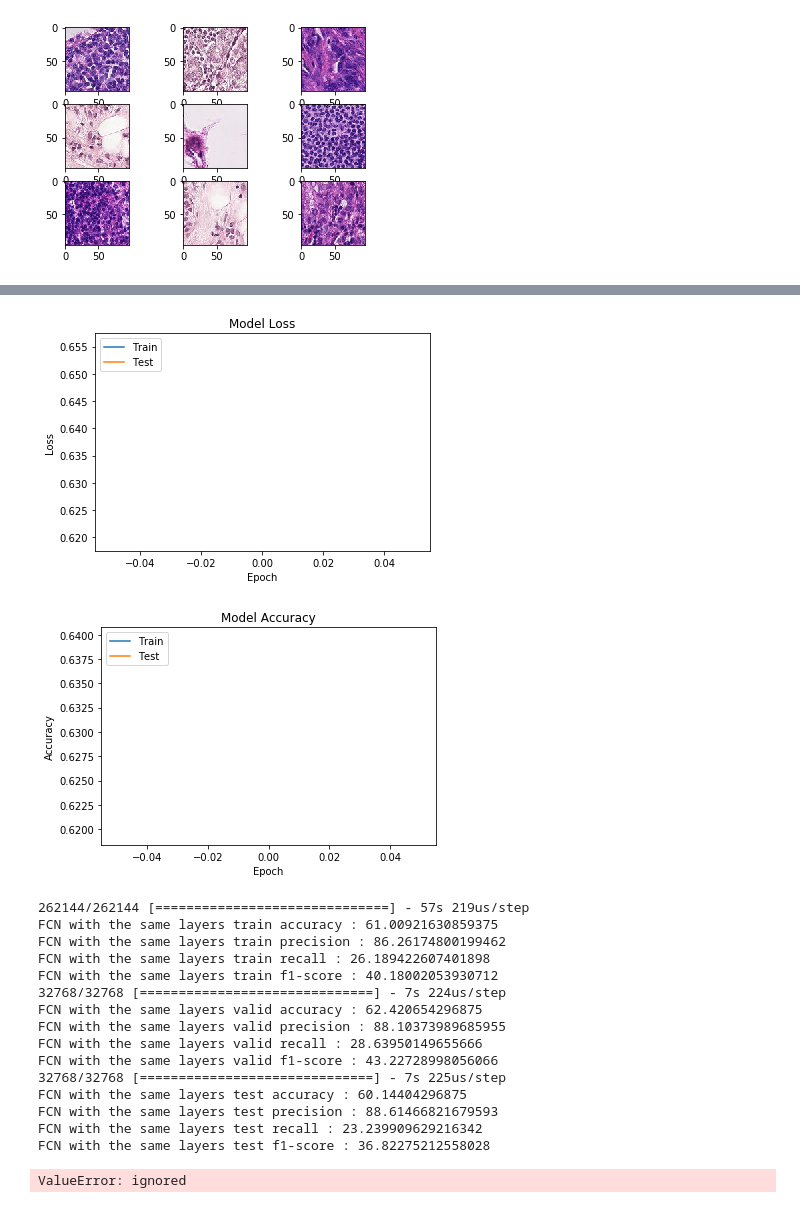
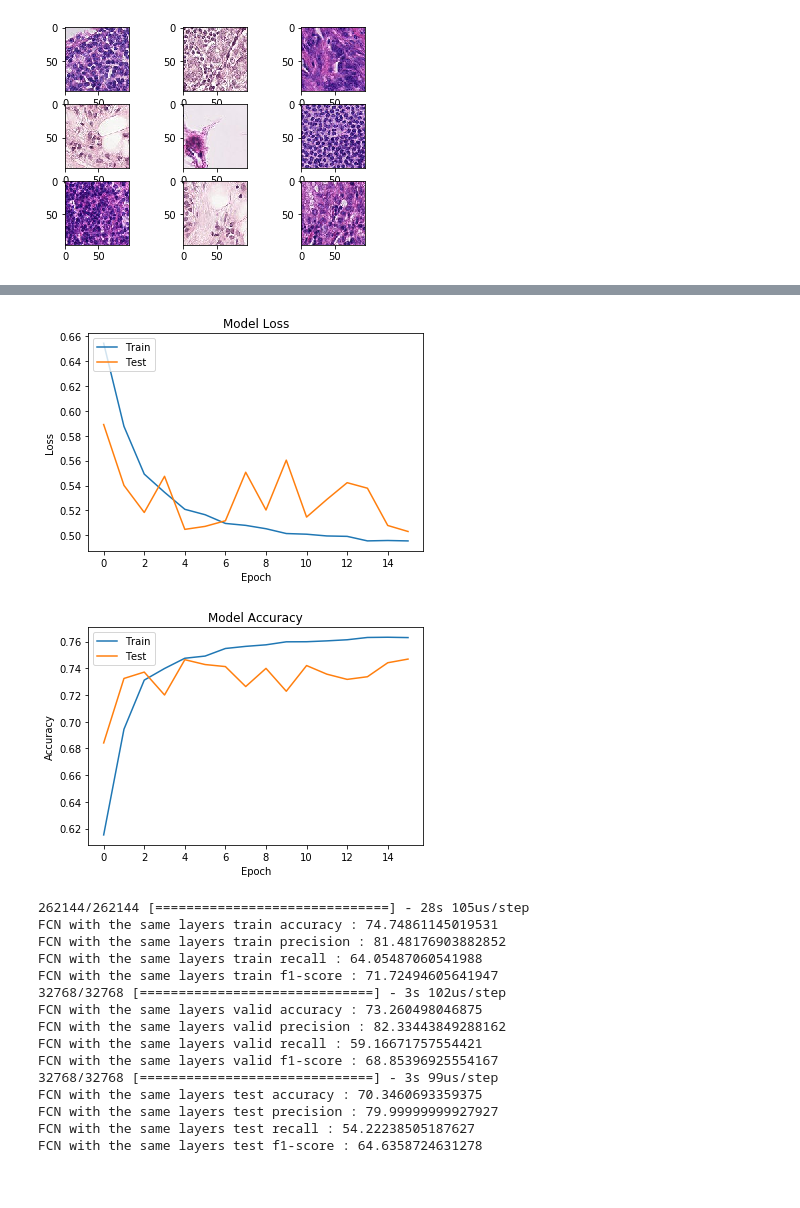
Before and after one commit to allnes/pcam_train, a Jupyter notebook: pcam_fcn.ipynb, the cells around one changed output, grey strips where cells are left out. Drawn from its saved outputs; the diff is of its cells as text; code cells hidden in the pictures.

```diff
--- a/pcam_fcn.ipynb
+++ b/pcam_fcn.ipynb
@@ -208,7 +197,7 @@ datagen = ImageDataGenerator(
 history = model.fit_generator(
     datagen.flow(x_train, y_train, batch_size=batch_size),
     steps_per_epoch=len(x_train) // batch_size,
-    epochs=1,
+    epochs=16,
     shuffle='batch',
     use_multiprocessing=True,
     validation_data=datagen.flow(x_valid, y_valid, batch_size=batch_size))
@@ -219,22 +208,4 @@ plot_metrics('binary_accuracy',  'Accuracy')
 show_metrics(model.evaluate(x_train, y_train), 'train', name_model)
 show_metrics(model.evaluate(x_valid, y_valid), 'valid', name_model)
 show_metrics(model.evaluate(x_test,  y_test),  'test',  name_model)
-
-classes = [0, 1]
-y_pred = model.predict_classes(x_test)
-y_pred = np.array(y_pred)
-y_test = np.array(y_test)
-
-
-con_mat = np.array(tf.math.confusion_matrix(labels=y_test, predictions=y_pred))
-con_mat_norm = np.around(con_mat.astype('float') / con_mat.sum(axis=1)[:, np.newaxis], decimals=2)
-con_mat_df = pd.DataFrame(con_mat_norm,
-                     index = classes,
-                     columns = classes)
-figure = plt.figure(figsize=(8, 8))
-sns.heatmap(con_mat_df, annot=True,cmap=plt.cm.Blues)
-plt.tight_layout()
-plt.ylabel('True label')
-plt.xlabel('Predicted label')
-plt.show()
 # %% [output]
@@ -258,21 +229,20 @@ Epoch 1/1
-[figure, old version]
+[figure, new version]
-[figure, old version]
+[figure, new version]
-262144/262144 [==============================] - 57s 219us/step
-FCN with the same layers train accuracy : 61.00921630859375
-FCN with the same layers train precision : 86.26174800199462
-FCN with the same layers train recall : 26.189422607401898
-FCN with the same layers train f1-score : 40.18002053930712
-32768/32768 [==============================] - 7s 224us/step
-FCN with the same layers valid accuracy : 62.420654296875
-FCN with the same layers valid precision : 88.10373989685955
-FCN with the same layers valid recall : 28.63950149655666
-FCN with the same layers valid f1-score : 43.22728998056066
-32768/32768 [==============================] - 7s 225us/step
-FCN with the same layers test accuracy : 60.14404296875
-FCN with the same layers test precision : 88.61466821679593
-FCN with the same layers test recall : 23.239909629216342
-FCN with the same layers test f1-score : 36.82275212558028
+262144/262144 [==============================] - 28s 105us/step
+FCN with the same layers train accuracy : 74.74861145019531
+FCN with the same layers train precision : 81.48176903882852
+FCN with the same layers train recall : 64.05487060541988
+FCN with the same layers train f1-score : 71.72494605641947
+32768/32768 [==============================] - 3s 102us/step
+FCN with the same layers valid accuracy : 73.260498046875
+FCN with the same layers valid precision : 82.33443849288162
+FCN with the same layers valid recall : 59.16671757554421
+FCN with the same layers valid f1-score : 68.85396925554167
+32768/32768 [==============================] - 3s 99us/step
+FCN with the same layers test accuracy : 70.3460693359375
+FCN with the same layers test precision : 79.99999999927927
+FCN with the same layers test recall : 54.22238505187627
+FCN with the same layers test f1-score : 64.6358724631278
-ValueError: ignored
 # %%
 name_model = 'FCN with dropout'
 model = Sequential([
```
Also changed, not shown: parts of 5 cells of this notebook.
